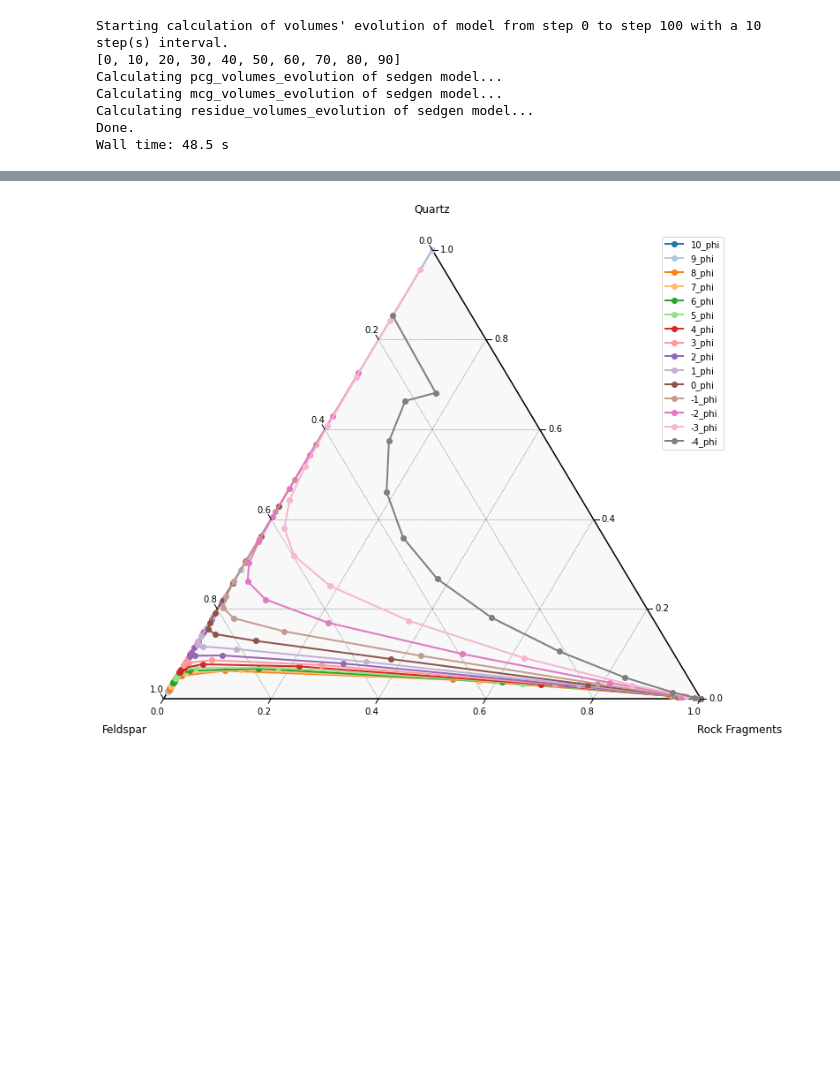
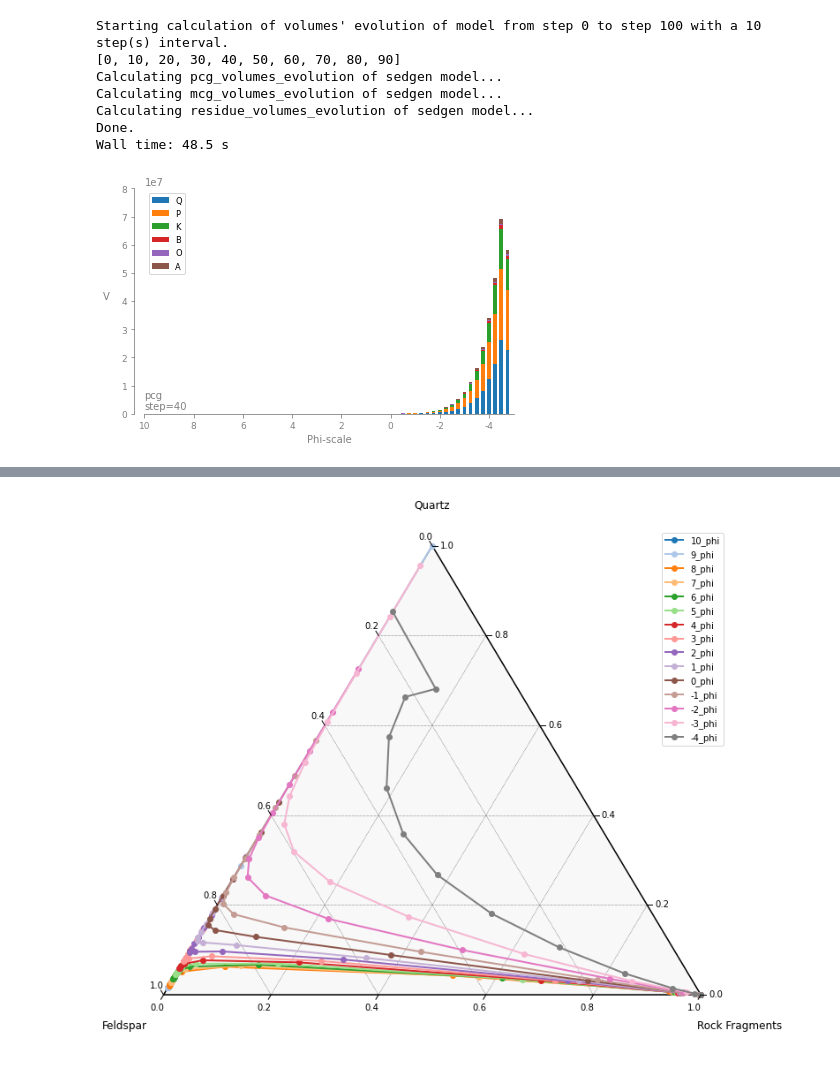
Before and after one commit to Complexio/sedgen, a Jupyter notebook: notebooks/SedGen_testing.ipynb, the cells around one changed output, grey strips where cells are left out. Cells and saved outputs as stored; diff of their text form; code cells hidden in the pictures; blank space fills up the shorter version.

```diff
--- a/notebooks/SedGen_testing.ipynb
+++ b/notebooks/SedGen_testing.ipynb
@@ -142,3 +142,7 @@ Calculating mcg_volumes_evolution of sedgen model...
 Calculating residue_volumes_evolution of sedgen model...
 Done.
 Wall time: 48.5 s
+# %%
+sedgen_CA_NS_mech_evolution.grain_size_barplot(8, 'pcg')
+# %% [output]
+[figure, added]
```
Also changed, not shown: parts of 5 cells of this notebook, 7 other files.
